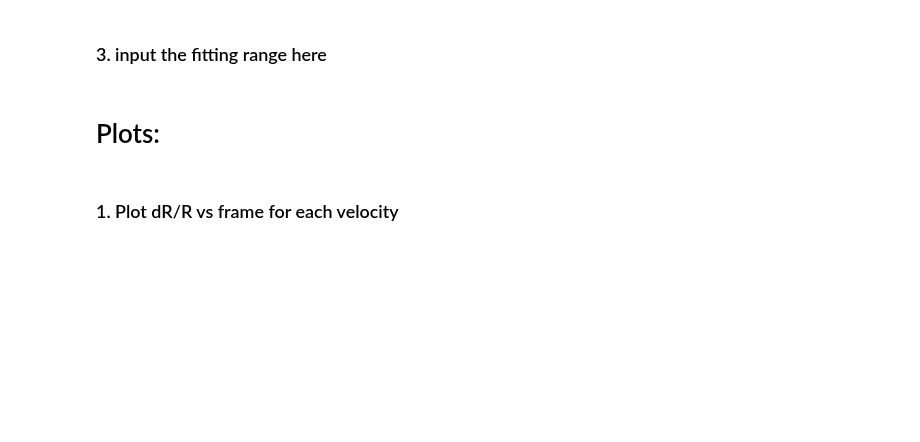
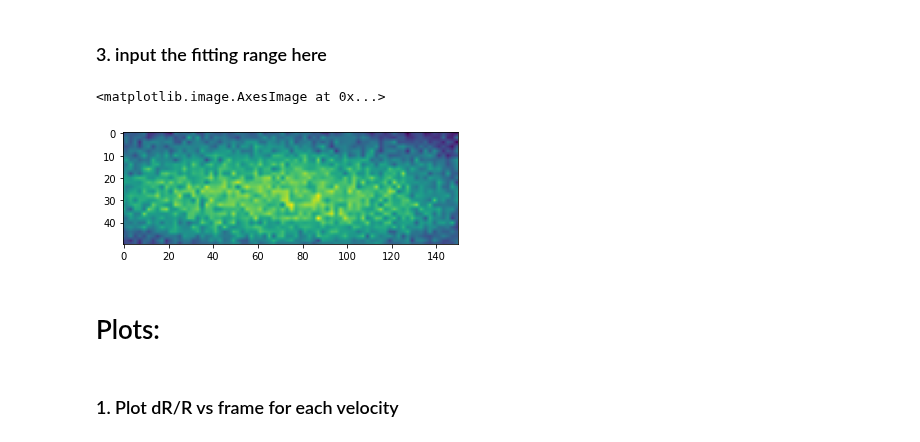
Before and after one commit to JoanneCETsai/Temperature_Calibration, a Jupyter notebook: code/0130_main.ipynb, the cells around one changed output. Cells and saved outputs as stored; diff of their text form; code cells hidden in the pictures; blank space fills up the shorter version.

```diff
--- a/code/0130_main.ipynb
+++ b/code/0130_main.ipynb
@@ -101,12 +107,15 @@ plt.show()
 # %%
 X_left_boundry = 185
 X_right_boundry = 235
-Y_left_boundry = 355
-Y_right_boundry = 505
+Y_left_boundry = 345
+Y_right_boundry = 495
 zoomin = get_bright(whole)
 b_zoomin = get_bright(b_whole)
 needed = zoomin - b_zoomin
 plt.imshow(needed)
+# %% [output]
+<matplotlib.image.AxesImage at 0x...>
+[figure, added]
 # %% [markdown]
 # Plots:
 # %%
```
Also changed, not shown: parts of 9 cells of this notebook, 1 other file.
